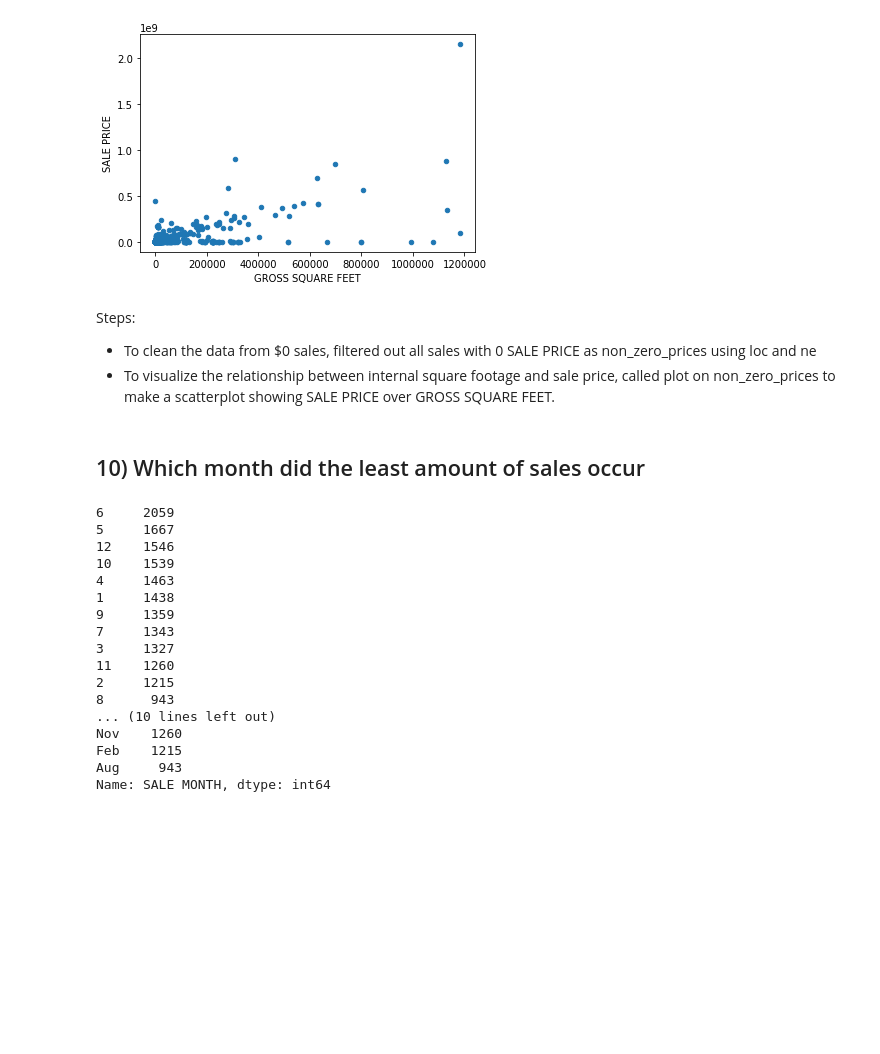
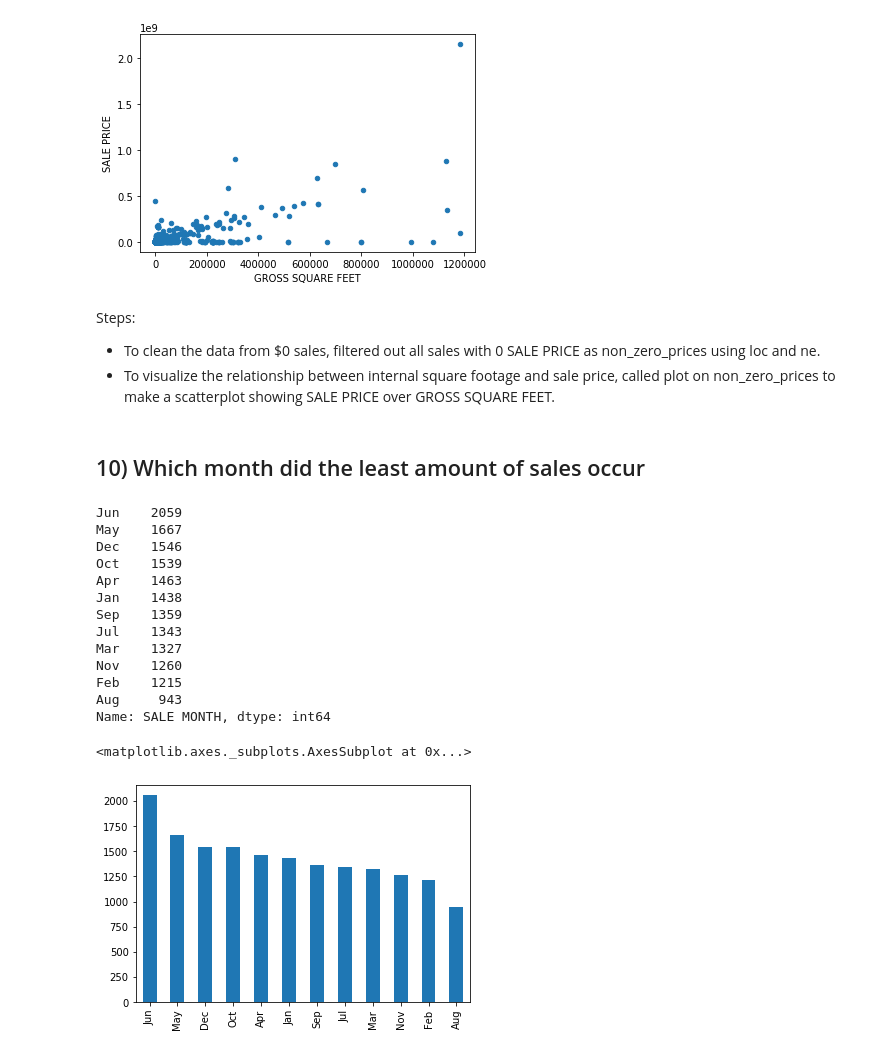
Before and after one commit to Kshoes/Data-Management-and-Analysis-Assignment-4, a Jupyter notebook: rollingsales.ipynb, the cells around one changed output. Cells and saved outputs as stored; diff of their text form; code cells hidden in the pictures; blank space fills up the shorter version.

```diff
--- a/rollingsales.ipynb
+++ b/rollingsales.ipynb
@@ -298,40 +305,40 @@ non_zero_prices.plot(kind='scatter', x='GROSS SQUARE FEET', y='SALE PRICE')
 # %% [markdown]
 Steps:
 
-- To clean the data from $0 sales, filtered out all sales with 0 SALE PRICE as non_zero_prices using loc and ne
+- To clean the data from $0 sales, filtered out all sales with 0 SALE PRICE as non_zero_prices using loc and ne.
 - To visualize the relationship between internal square footage and sale price, called plot on non_zero_prices to make a scatterplot showing SALE PRICE over GROSS SQUARE FEET.
 # %% [markdown]
 ## 10) Which month did the least amount of sales occur
 # %%
 import calendar as cal
 
 month_nums = pd.DatetimeIndex(df['SALE DATE']).month
+df['SALE MONTH'] = 'month'
 
-# print(df['SALE MONTH'])
 for i in range(len(month_nums)):
     df['SALE MONTH'][i] = cal.month_abbr[month_nums[i]]
 
 # print(month_nums.value_counts())
 # print(df['SALE MONTH'])
+
 print(df['SALE MONTH'].value_counts())
+df['SALE MONTH'].value_counts().plot(kind='bar')
 # %% [output]
-6     2059
-5     1667
-12    1546
-10    1539
-4     1463
-1     1438
-9     1359
-7     1343
-3     1327
-11    1260
-2     1215
-8      943
-... (10 lines left out)
+Jun    2059
+May    1667
+Dec    1546
+Oct    1539
+Apr    1463
+Jan    1438
+Sep    1359
+Jul    1343
+Mar    1327
 Nov    1260
 Feb    1215
 Aug     943
 Name: SALE MONTH, dtype: int64
+<matplotlib.axes._subplots.AxesSubplot at 0x...>
+[figure, added]
 # %% [markdown]
 Steps:
 
```
Also changed, not shown: parts of 5 cells of this notebook.
